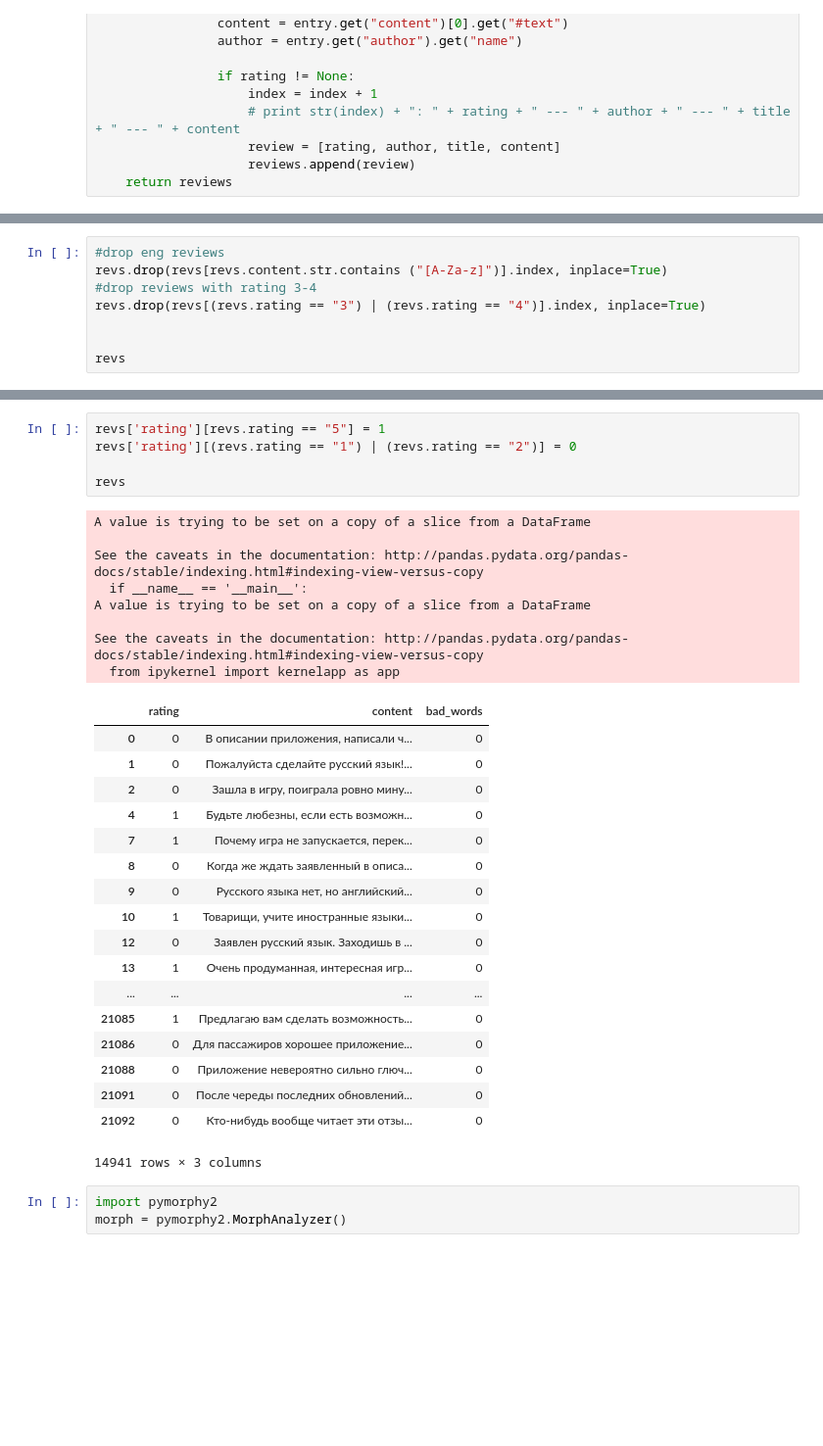
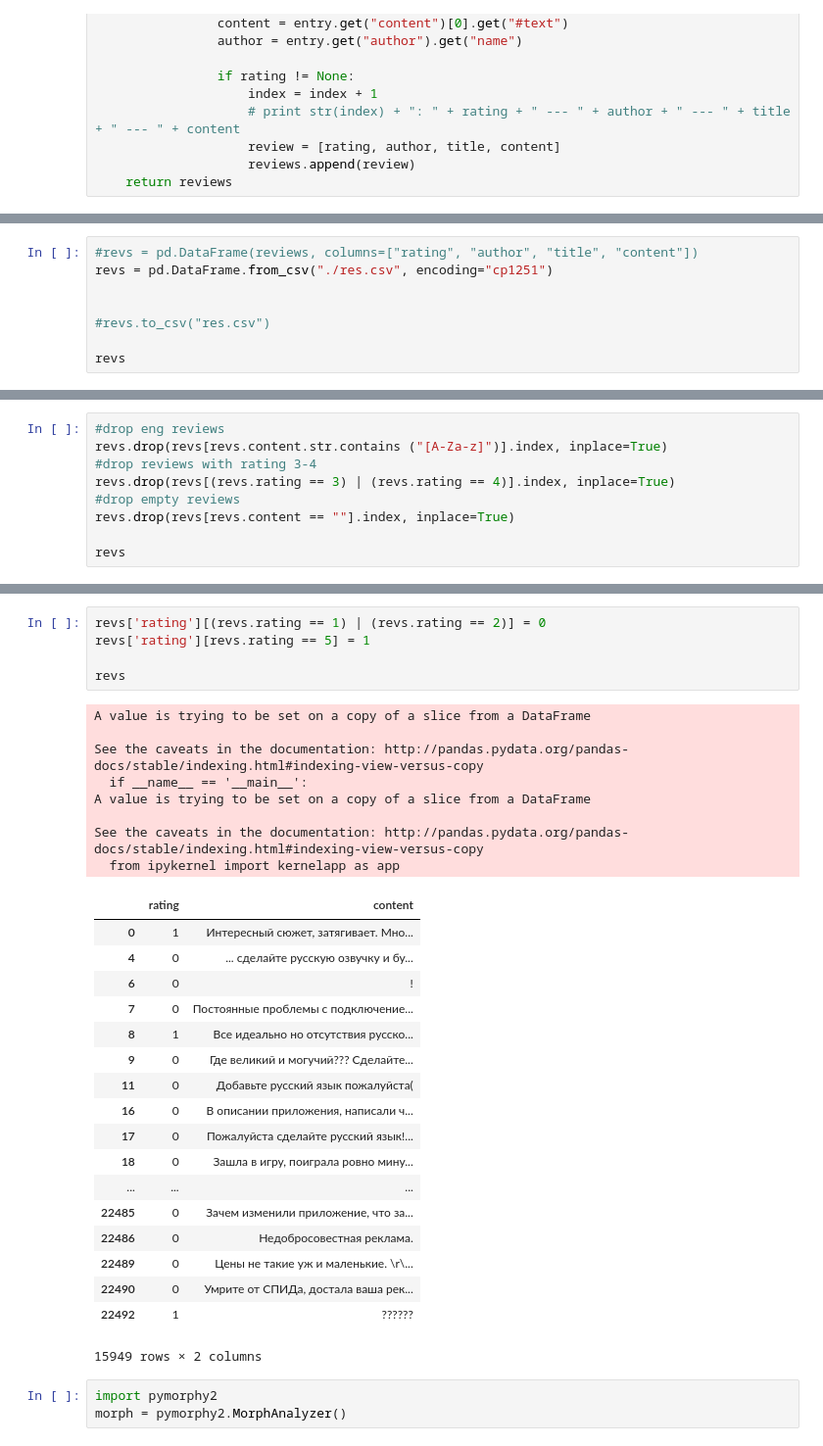
Before and after one commit to dayannn/sentiments, a Jupyter notebook: sent.ipynb, the cells around one changed output, grey strips where cells are left out. Shown at 98% size. Cells and saved outputs as stored; diff of their text form; blank space fills up the shorter version.

```diff
--- a/sent.ipynb
+++ b/sent.ipynb
@@ -119,0 +75,8 @@ revs
+# %%
+#revs = pd.DataFrame(reviews, columns=["rating", "author", "title", "content"])
+revs = pd.DataFrame.from_csv("./res.csv", encoding="cp1251")
+
+
+#revs.to_csv("res.csv")
+
+revs
@@ -121,8 +103,9 @@ revs
 #drop eng reviews
 revs.drop(revs[revs.content.str.contains ("[A-Za-z]")].index, inplace=True)
 #drop reviews with rating 3-4
-revs.drop(revs[(revs.rating == "3") | (revs.rating == "4")].index, inplace=True)
-
+revs.drop(revs[(revs.rating == 3) | (revs.rating == 4)].index, inplace=True)
+#drop empty reviews
+revs.drop(revs[revs.content == ""].index, inplace=True)
 
 revs
 # %% [output]
@@ -147,35 +130,35 @@ revs
 # %%
-revs['rating'][revs.rating == "5"] = 1
-revs['rating'][(revs.rating == "1") | (revs.rating == "2")] = 0
+revs['rating'][(revs.rating == 1) | (revs.rating == 2)] = 0
+revs['rating'][revs.rating == 5] = 1
 
 revs
 # %% [output]
 A value is trying to be set on a copy of a slice from a DataFrame
 
 See the caveats in the documentation: http://pandas.pydata.org/pandas-docs/stable/indexing.html#indexing-view-versus-copy
   if __name__ == '__main__':
 A value is trying to be set on a copy of a slice from a DataFrame
 
 See the caveats in the documentation: http://pandas.pydata.org/pandas-docs/stable/indexing.html#indexing-view-versus-copy
   from ipykernel import kernelapp as app
-|  | rating | content | bad_words |
-| 0 | 0 | В описании приложения, написали ч... | 0 |
-| 1 | 0 | Пожалуйста сделайте русский язык!... | 0 |
-| 2 | 0 | Зашла в игру, поиграла ровно мину... | 0 |
-| 4 | 1 | Будьте любезны, если есть возможн... | 0 |
-| 7 | 1 | Почему игра не запускается, перек... | 0 |
-| 8 | 0 | Когда же ждать заявленный в описа... | 0 |
-| 9 | 0 | Русского языка нет, но английский... | 0 |
-| 10 | 1 | Товарищи, учите иностранные языки... | 0 |
-| 12 | 0 | Заявлен русский язык. Заходишь в ... | 0 |
-| 13 | 1 | Очень продуманная, интересная игр... | 0 |
-| ... | ... | ... | ... |
-| 21085 | 1 | Предлагаю вам сделать возможность... | 0 |
-| 21086 | 0 | Для пассажиров хорошее приложение... | 0 |
-| 21088 | 0 | Приложение невероятно сильно глюч... | 0 |
-| 21091 | 0 | После череды последних обновлений... | 0 |
-| 21092 | 0 | Кто-нибудь вообще читает эти отзы... | 0 |
+|  | rating | content |
+| 0 | 1 | Интересный сюжет, затягивает. Мно... |
+| 4 | 0 | ... сделайте русскую озвучку и бу... |
+| 6 | 0 | ! |
+| 7 | 0 | Постоянные проблемы с подключение... |
+| 8 | 1 | Все идеально но отсутствия русско... |
+| 9 | 0 | Где великий и могучий??? Сделайте... |
+| 11 | 0 | Добавьте русский язык пожалуйста( |
+| 16 | 0 | В описании приложения, написали ч... |
+| 17 | 0 | Пожалуйста сделайте русский язык!... |
+| 18 | 0 | Зашла в игру, поиграла ровно мину... |
+| ... | ... | ... |
+| 22485 | 0 | Зачем изменили приложение, что за... |
+| 22486 | 0 | Недобросовестная реклама. |
+| 22489 | 0 | Цены не такие уж и маленькие. \r\... |
+| 22490 | 0 | Умрите от СПИДа, достала ваша рек... |
+| 22492 | 1 | ?????? |
-14941 rows × 3 columns
+15949 rows × 2 columns
 # %%
 import pymorphy2
 morph = pymorphy2.MorphAnalyzer()
```
Also changed, not shown: parts of 16 cells of this notebook, 2 other files.
